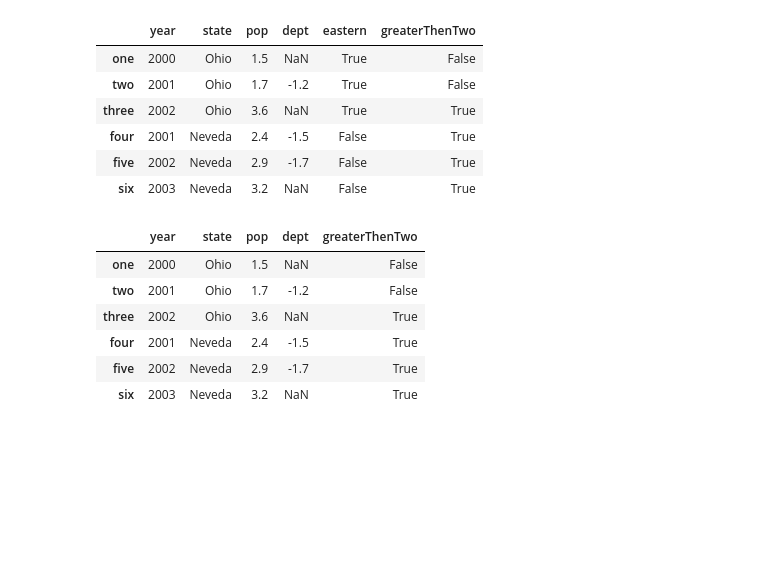
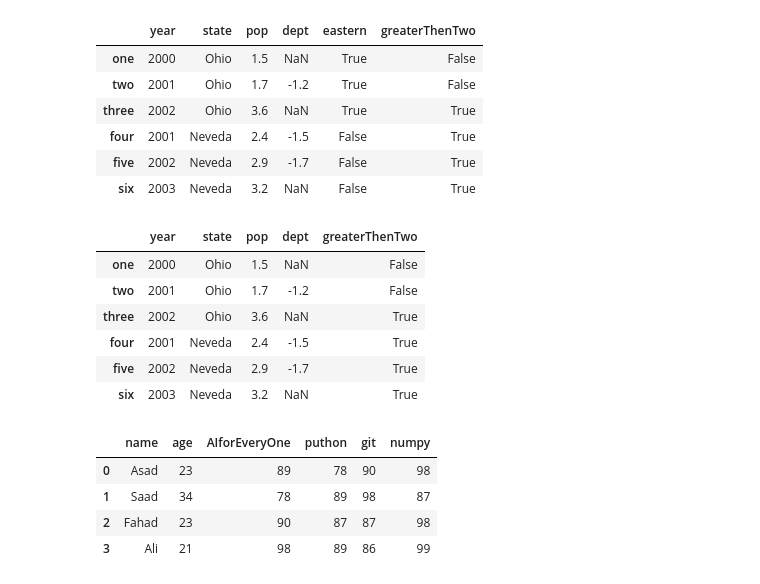
Before and after one commit to kamranajabbar/pandas, a Jupyter notebook: class_02.ipynb, the cells around one changed output. Cells and saved outputs as stored; diff of their text form; code cells hidden in the pictures; blank space fills up the shorter version.

```diff
--- a/class_02.ipynb
+++ b/class_02.ipynb
@@ -202,3 +202,21 @@ frame2
 | four | 2001 | Neveda | 2.4 | -1.5 | True |
 | five | 2002 | Neveda | 2.9 | -1.7 | True |
 | six | 2003 | Neveda | 3.2 | NaN | True |
+# %%
+#Create a DataFrame with dictionary
+data = {
+            'name':             ["Asad", "Saad", "Fahad", "Ali"],
+            "age":              [23, 34, 23, 21],
+            "AIforEveryOne":    [89,78,90,98],
+            "puthon":           [78,89,87,89],
+            "git":              [90,98,87,86],
+            "numpy":            [98,87,98,99]
+       }
+data = pd.DataFrame(data)
+data
+# %% [output]
+|  | name | age | AIforEveryOne | puthon | git | numpy |
+| 0 | Asad | 23 | 89 | 78 | 90 | 98 |
+| 1 | Saad | 34 | 78 | 89 | 98 | 87 |
+| 2 | Fahad | 23 | 90 | 87 | 87 | 98 |
+| 3 | Ali | 21 | 98 | 89 | 86 | 99 |
```
Also changed, not shown: parts of 8 cells of this notebook.
